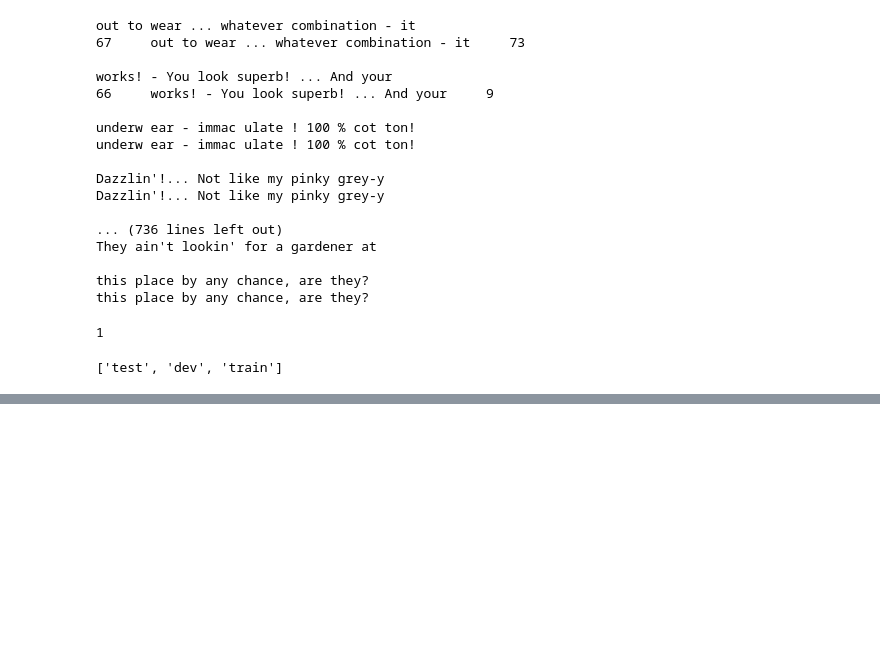
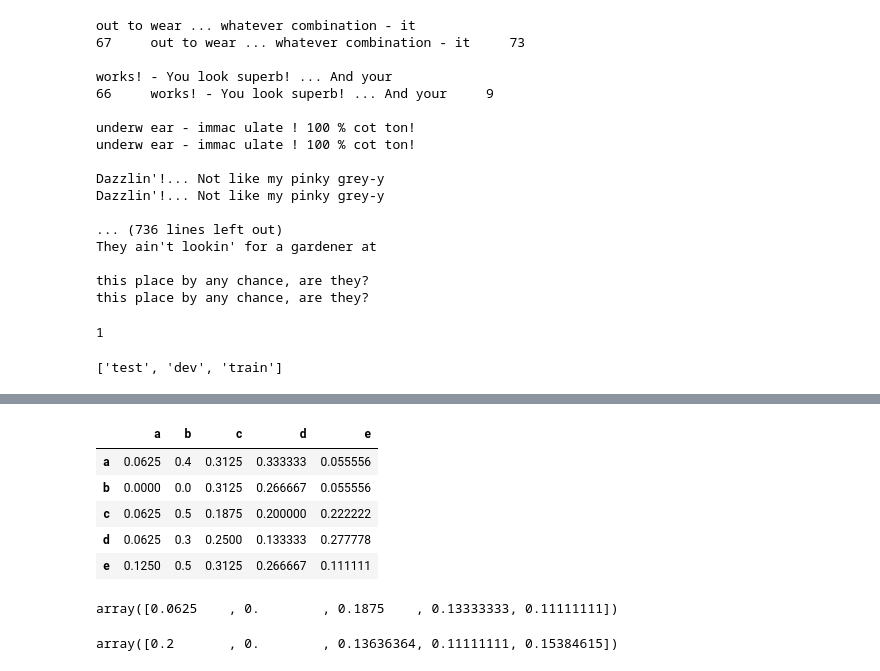
Before and after one commit to usc-sail/mica-screenplay-parser, a Jupyter notebook: movieparser/notebook_prepare_training.ipynb, the cells around one changed output, grey strips where cells are left out. Saved outputs shown, nothing was run; the diff lists cells and outputs as text; code cells hidden in the pictures; blank space fills up the shorter version.

```diff
--- a/movieparser/notebook_prepare_training.ipynb
+++ b/movieparser/notebook_prepare_training.ipynb
@@ -224,0 +275,17 @@ print(arr)
+# %%
+df/df.sum(axis=1)
+# %% [output]
+|  | a | b | c | d | e |
+| a | 0.0625 | 0.4 | 0.3125 | 0.333333 | 0.055556 |
+| b | 0.0000 | 0.0 | 0.3125 | 0.266667 | 0.055556 |
+| c | 0.0625 | 0.5 | 0.1875 | 0.200000 | 0.222222 |
+| d | 0.0625 | 0.3 | 0.2500 | 0.133333 | 0.277778 |
+| e | 0.1250 | 0.5 | 0.3125 | 0.266667 | 0.111111 |
+# %%
+(df/df.sum(axis=1)).values.diagonal()
+# %% [output]
+array([0.0625    , 0.        , 0.1875    , 0.13333333, 0.11111111])
+# %%
+(df/df.sum(axis=0)).values.diagonal()
+# %% [output]
+array([0.2       , 0.        , 0.13636364, 0.11111111, 0.15384615])
```
Also changed, not shown: parts of 14 cells of this notebook, 5 other files.
